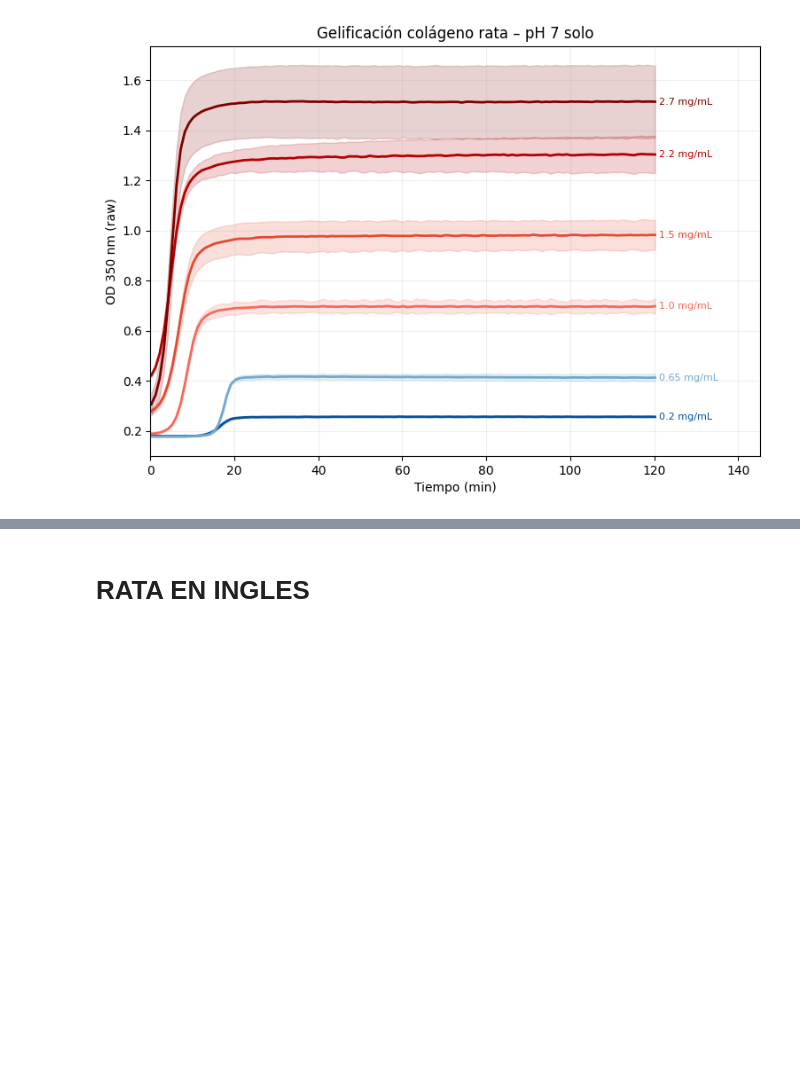
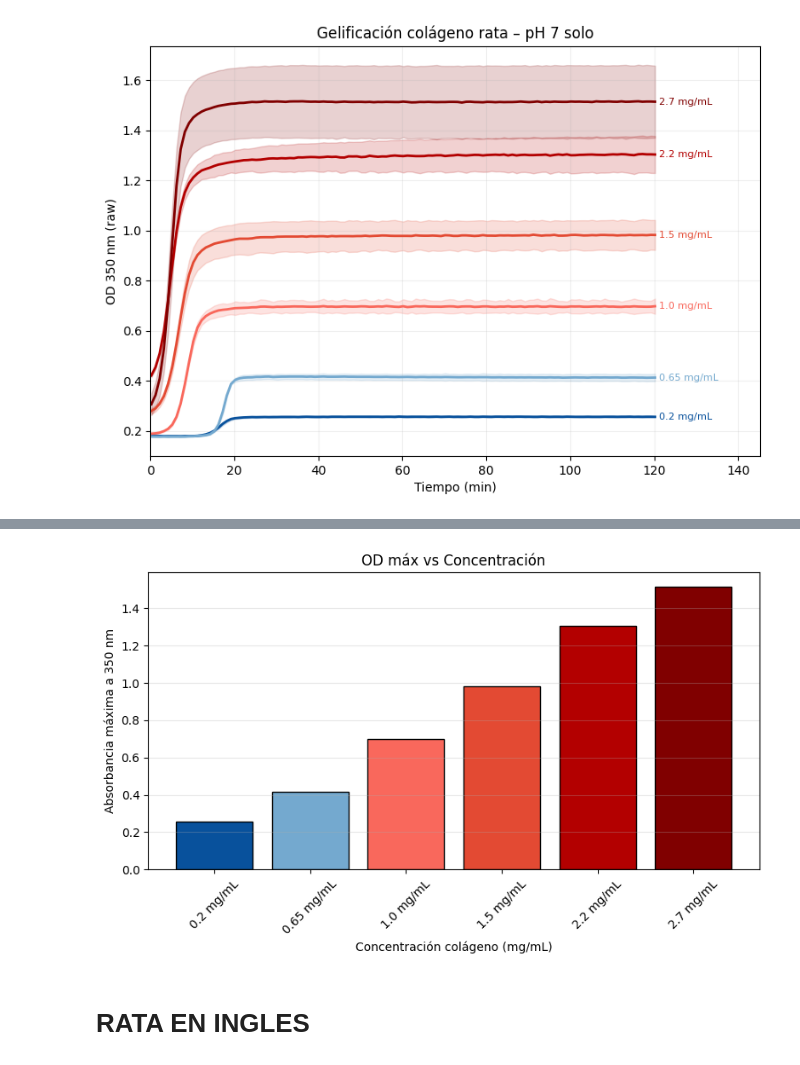
Before and after one commit to Bertaalcolea/Collagen_studies, a Jupyter notebook: Concentraciones_Rat.ipynb, the cells around one changed output, grey strips where cells are left out. Saved outputs shown, nothing was run; the diff lists cells and outputs as text; code cells hidden in the pictures; blank space fills up the shorter version.

```diff
--- a/Concentraciones_Rat.ipynb
+++ b/Concentraciones_Rat.ipynb
@@ -584,3 +677,48 @@ plot_gel_only_pH7(
+# %%
+def plot_ODmax_vs_concentration(df_stats, title, color_map_conc):
+
+    # Keep only pH 7
+    df_pH7 = df_stats[df_stats["pH"] == "pH 7"].copy()
+
+    # Compute ODmax per concentration
+    df_max = (
+        df_pH7
+        .groupby(["Concentration", "Conc_label"], as_index=False)
+        .agg(OD_max=("OD_mean", "max"))
+        .sort_values("Concentration")
+    )
+
+    # Map colors
+    df_max["color"] = df_max["Concentration"].map(color_map_conc)
+
+    # ----- Plot -----
+    plt.figure(figsize=(8, 5))
+
+    plt.bar(
+        df_max["Conc_label"],
+        df_max["OD_max"],
+        color=df_max["color"],
+        edgecolor="black"
+    )
+
+    plt.xlabel("Concentración colágeno (mg/mL)")
+    plt.ylabel("Absorbancia máxima a 350 nm")
+    plt.title("OD máx vs Concentración")
+
+    # Improve readability
+    plt.xticks(rotation=45)
+    plt.grid(axis="y", alpha=0.3)
+
+    plt.tight_layout()
+    plt.show()
+# %%
+plot_ODmax_vs_concentration(
+    df_rat_stats,
+    "Maximum OD at 350 nm vs concentration – rat collagen",
+    color_map_conc
+)
+# %% [output]
+[figure, added]
 # %% [markdown]
 # **RATA EN INGLES**
 # %%
```
Also changed, not shown: parts of 6 cells of this notebook.
